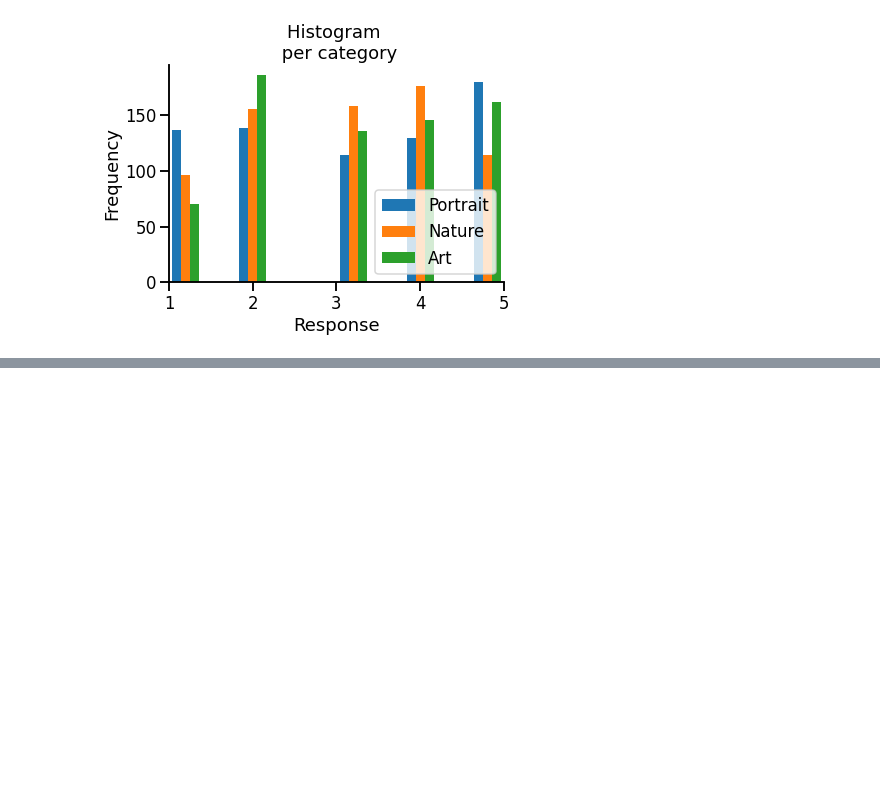
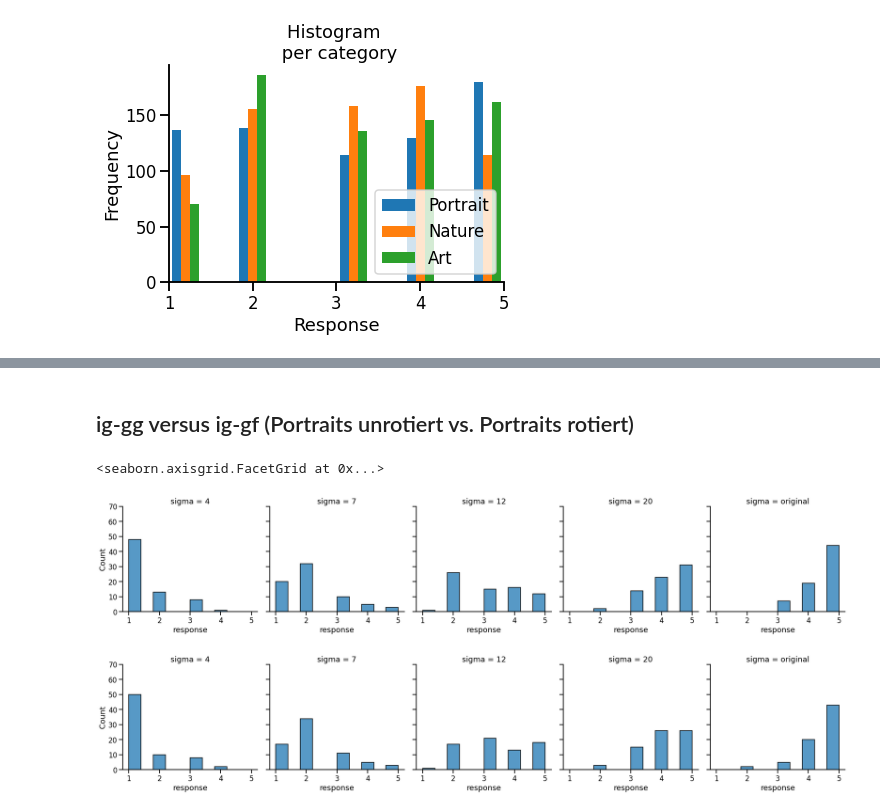
Before and after one commit to NerdPixel/PiQ, a Jupyter notebook: results/auswertung.ipynb, the cells around one changed output, grey strips where cells are left out. Saved outputs shown, nothing was run; the diff lists cells and outputs as text; code cells hidden in the pictures; blank space fills up the shorter version.

```diff
--- a/results/auswertung.ipynb
+++ b/results/auswertung.ipynb
@@ -255,0 +268,15 @@ sns.despine()
+# %%
+iggg = df[(df['category'] == 'portrait') & (df['rotation'] == False)]
+ifgg = df[((df['category'] == 'nature') | (df['category'] == 'art')) & (df['rotation'] == False)]
+
+iggf = df[(df['category'] == 'portrait') & (df['rotation'] == True)]
+ifgf = df[((df['category'] == 'nature') | (df['category'] == 'art')) & (df['rotation'] == True)]
+# %% [markdown]
+## ig-gg versus ig-gf (Portraits unrotiert vs. Portraits rotiert)
+# %%
+sns.displot(iggg, x="response", col="sigma",col_wrap=5, col_order=['4', '7', '12', '20', 'original']).set(ylim=(0,70))
+sns.displot(iggf, x="response", col="sigma",col_wrap=5, col_order=['4', '7', '12', '20', 'original']).set(ylim=(0,70))
+# %% [output]
+<seaborn.axisgrid.FacetGrid at 0x...>
+[figure, added]
+[figure, added]
```
Also changed, not shown: parts of 1 cell of this notebook.
